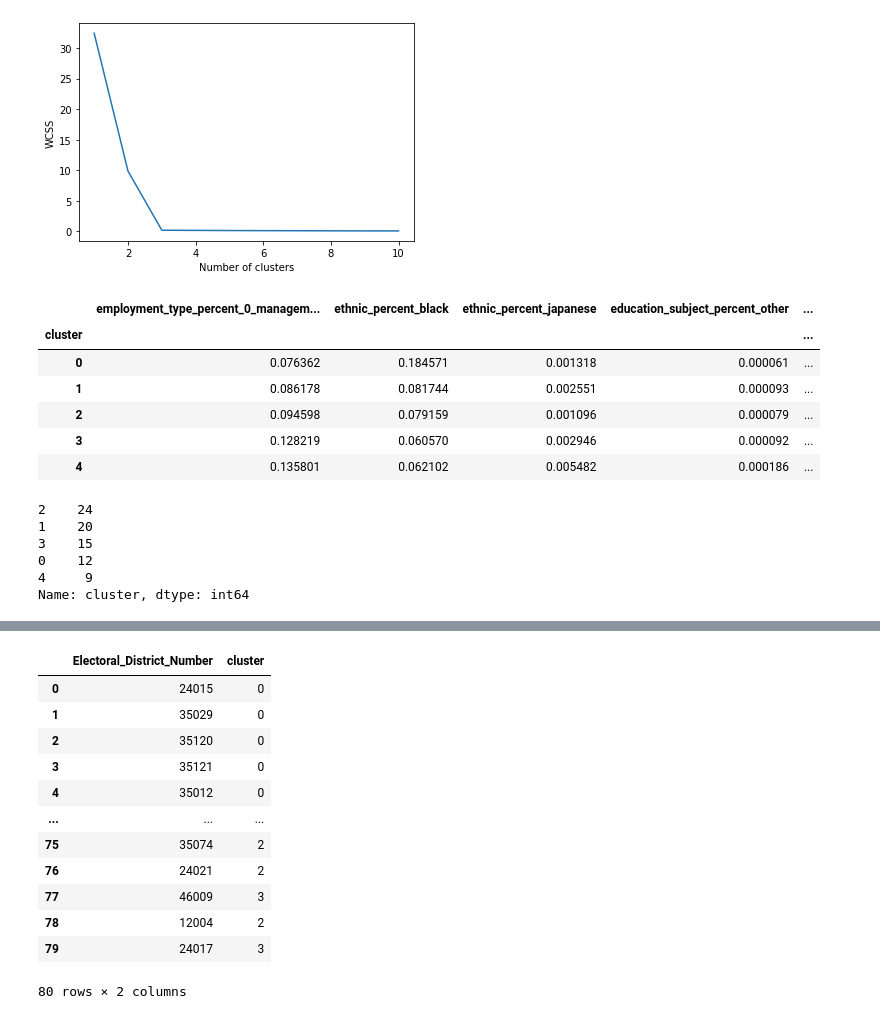
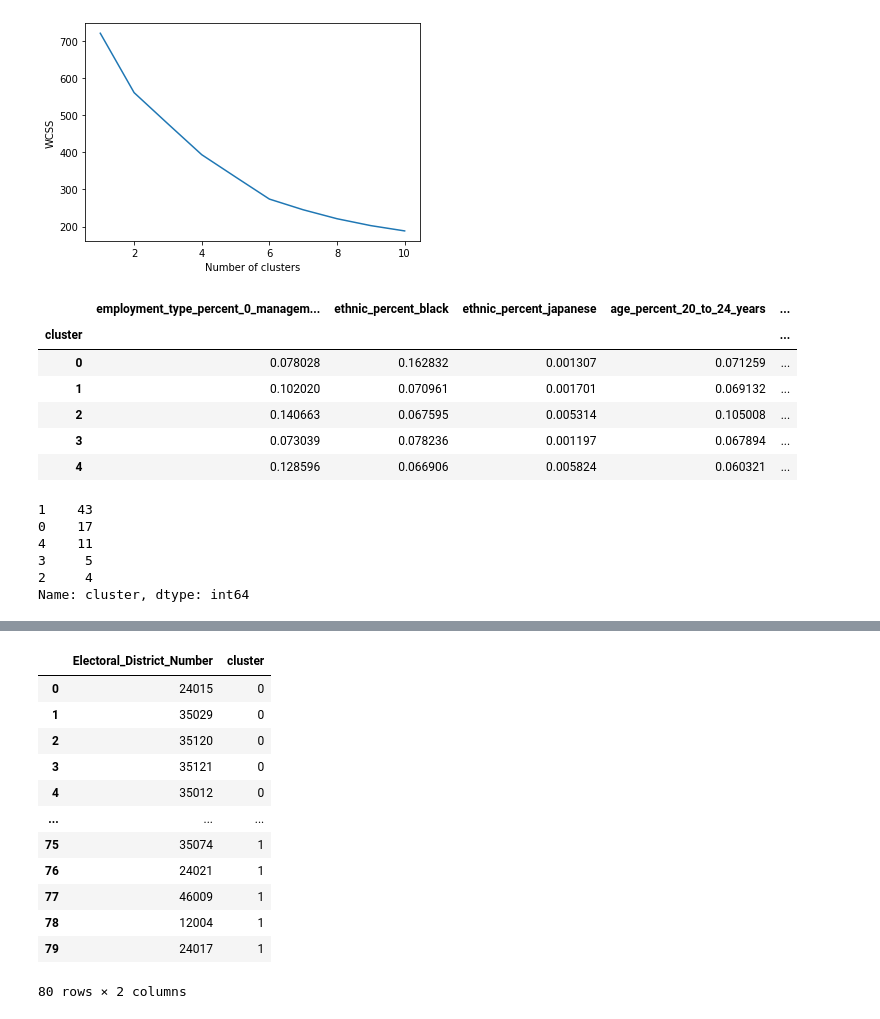
Before and after one commit to Chike-Ode/elections-research-project, a Jupyter notebook: notebooks/5.1 Clustering_Official-Copy1.ipynb, the cells around one changed output, grey strips where cells are left out. Cells and saved outputs as stored; diff of their text form; code cells hidden in the pictures.

```diff
--- a/notebooks/5.1 Clustering_Official-Copy1.ipynb
+++ b/notebooks/5.1 Clustering_Official-Copy1.ipynb
@@ -78,7 +79,7 @@ X3=X2[X2.columns[selector.get_support()]]
 display(calc_vif(X3).sort_values('VIF').reset_index().head(50))
 X3 = sm.add_constant(X3) # adding a constant
 
-model = sm.OLS(y3, X3).fit()
+model = sm.OLS(y3/100, X3).fit()
 predictions = model.predict(X3)
 
 print_model = model.summary()
@@ -156,42 +156,43 @@ Notes:
  'industry_percent_administrative_and_support_waste_management_and_remediation_services']
 # %%
 pd.options.display.max_columns = None
-
+scaler = StandardScaler()
 feats=X2[columns].nlargest(80,'ethnic_percent_black')
-kmeans = KMeans(n_clusters = 5, init = 'k-means++', random_state = 42).fit(feats)
-feats['cluster']=kmeans.predict(feats)
+feats_scaled = scaler.fit_transform(feats)
+kmeans = KMeans(n_clusters = 5, init = 'k-means++', random_state = 42).fit(feats_scaled)
+feats['cluster']=kmeans.predict(feats_scaled)
 # %%
 from sklearn.cluster import KMeans
 wcss = []
 for i in range(1, 11):
     kmeans = KMeans(n_clusters = i, init = 'k-means++', random_state = 42)
-    kmeans.fit(feats)
+    kmeans.fit(feats_scaled)
     wcss.append(kmeans.inertia_)
 
 plt.plot(range(1, 11), wcss)
 plt.xlabel('Number of clusters')
 plt.ylabel('WCSS')
 plt.show()
 # %% [output]
-[figure, old version]
+[figure, new version]
 # %%
 feats.groupby(['cluster']).mean()
 # %% [output]
-|  | employment_type_percent_0_managem... | ethnic_percent_black | ethnic_percent_japanese | education_subject_percent_other | ... |
+|  | employment_type_percent_0_managem... | ethnic_percent_black | ethnic_percent_japanese | age_percent_20_to_24_years | ... |
 | cluster |  |  |  |  | ... |
-| 0 | 0.076362 | 0.184571 | 0.001318 | 0.000061 | ... |
-| 1 | 0.086178 | 0.081744 | 0.002551 | 0.000093 | ... |
-| 2 | 0.094598 | 0.079159 | 0.001096 | 0.000079 | ... |
-| 3 | 0.128219 | 0.060570 | 0.002946 | 0.000092 | ... |
-| 4 | 0.135801 | 0.062102 | 0.005482 | 0.000186 | ... |
+| 0 | 0.078028 | 0.162832 | 0.001307 | 0.071259 | ... |
+| 1 | 0.102020 | 0.070961 | 0.001701 | 0.069132 | ... |
+| 2 | 0.140663 | 0.067595 | 0.005314 | 0.105008 | ... |
+| 3 | 0.073039 | 0.078236 | 0.001197 | 0.067894 | ... |
+| 4 | 0.128596 | 0.066906 | 0.005824 | 0.060321 | ... |
 # %%
 feats.cluster.value_counts()
 # %% [output]
-2    24
-1    20
-3    15
-0    12
-4     9
+1    43
+0    17
+4    11
+3     5
+2     4
 Name: cluster, dtype: int64
 # %%
 feats
@@ -222,11 +223,11 @@ feats2
 | 3 | 35121 | 0 |
 | 4 | 35012 | 0 |
 | ... | ... | ... |
-| 75 | 35074 | 2 |
-| 76 | 24021 | 2 |
-| 77 | 46009 | 3 |
-| 78 | 12004 | 2 |
-| 79 | 24017 | 3 |
+| 75 | 35074 | 1 |
+| 76 | 24021 | 1 |
+| 77 | 46009 | 1 |
+| 78 | 12004 | 1 |
+| 79 | 24017 | 1 |
 80 rows × 2 columns
 # %%
 main_df=full_df.reset_index()
```
Also changed, not shown: parts of 26 cells of this notebook, 4 other files.
